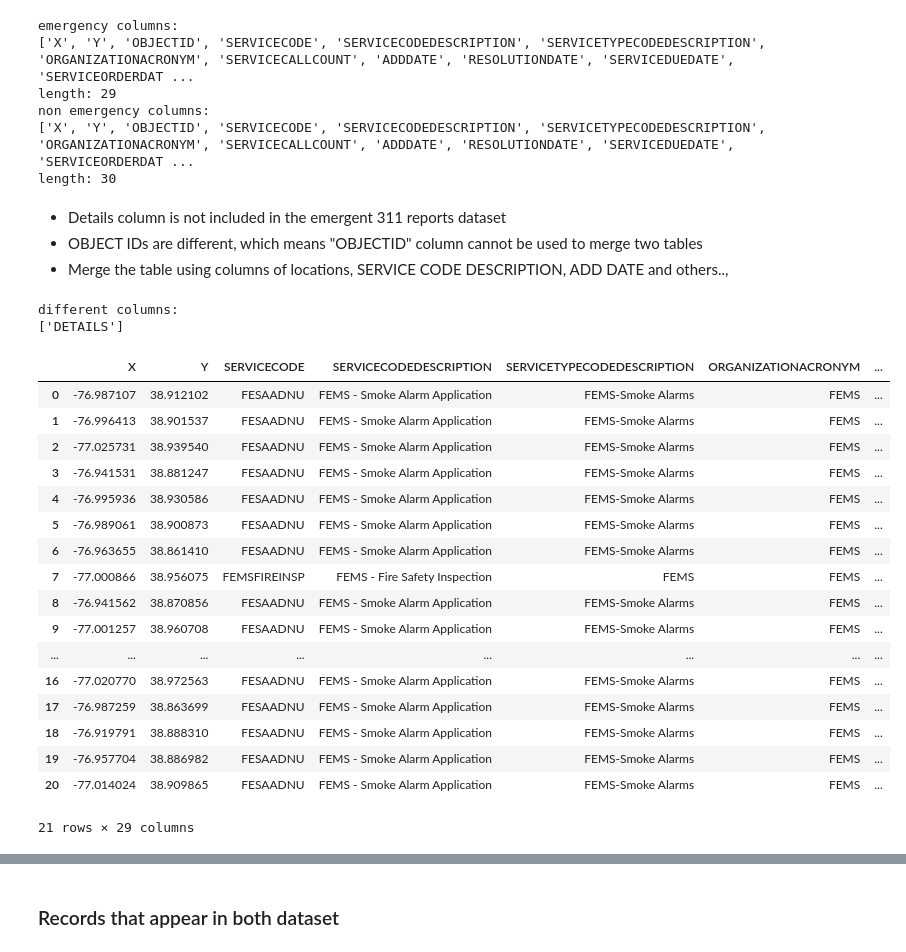
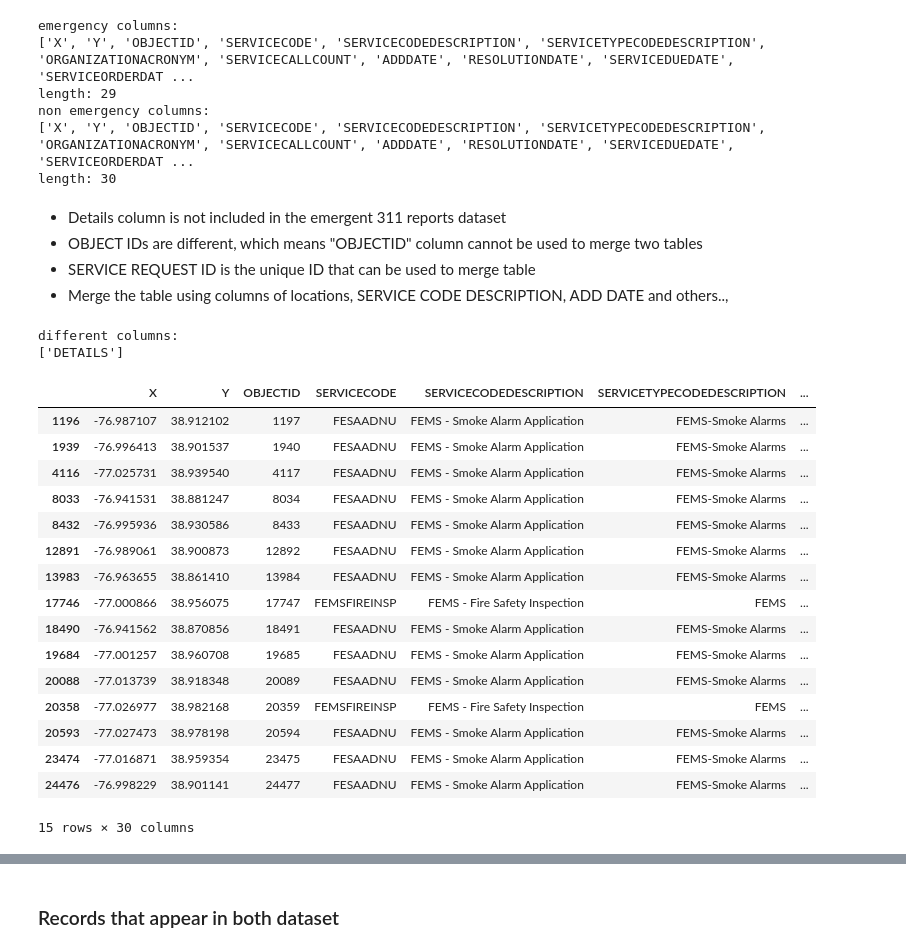
Before and after one commit to gmu-cil/DMV-311, a Jupyter notebook: src/EM_data_stat.ipynb, the cells around one changed output, grey strips where cells are left out. Cells and saved outputs as stored; diff of their text form; code cells hidden in the pictures.

```diff
--- a/src/EM_data_stat.ipynb
+++ b/src/EM_data_stat.ipynb
@@ -10,5 +10,5 @@ import os
 import re
 import glob
 import csv
-EM_DATA = '/Users/julia/Box/Data_311/DMV_311/DMV_EM/DC/FEMS_Service_Requests_30days_20210329.csv'
-nonEM_DATA = '/Users/julia/Box/Data_311/DMV_311/DMV_nonEM/DC/311_Washington_DC_30days_20210329.csv'
+EM_DATA_2021 = '/Users/julia/Box/Data_311/DMV_311/DMV_EM/DC/FEMS_Service_Requests_30days_20210329.csv'
+nonEM_DATA_2021 = '/Users/julia/Box/Data_311/DMV_311/DMV_nonEM/DC/311_Washington_DC_30days_20210329.csv'
@@ -21,2 +15,5 @@ em_df, nonEM_df = read_data()
+# %%
+em_df_2021 = pd.read_csv(EM_DATA_2021)
+nonEM_df_2021 = pd.read_csv(nonEM_DATA_2021)
 # %% [markdown]
 ### Emergent 311 reports
@@ -59,6 +118,7 @@ length: 30
 # %% [markdown]
 * Details column is not included in the emergent 311 reports dataset
 * OBJECT IDs are different, which means "OBJECTID" column cannot be used to merge two tables
+* SERVICE REQUEST ID is the unique ID that can be used to merge table
 * Merge the table using columns of locations, SERVICE CODE DESCRIPTION, ADD DATE and others..,
 # %%
 diff_cols = list(set(em_cols) ^ set(nonEM_cols))
@@ -69,25 +129,23 @@ different columns:
 # %%
 cols = ['X', 'Y', 'SERVICECODE', 'SERVICECODEDESCRIPTION', 'SERVICETYPECODEDESCRIPTION', 'ORGANIZATIONACRONYM', 'SERVICECALLCOUNT', 'ADDDATE', 'RESOLUTIONDATE', 'SERVICEDUEDATE', 'SERVICEORDERDATE', 'INSPECTIONFLAG', 'INSPECTIONDATE', 'INSPECTORNAME', 'SERVICEORDERSTATUS', 'STATUS_CODE', 'SERVICEREQUESTID', 'PRIORITY', 'STREETADDRESS', 'XCOORD', 'YCOORD', 'LATITUDE', 'LONGITUDE', 'CITY', 'STATE', 'ZIPCODE', 'MARADDRESSREPOSITORYID', 'WARD']
 # get the records that have ORGANIZATION ACRONYM == 'FEMS'
-nonEM_fems = nonEM_df.loc[nonEM_df['ORGANIZATIONACRONYM'] == 'FEMS']
-merged_df = pd.merge(nonEM_fems[cols], em_df[cols], how='outer', indicator=True)
-merged_df
+nonEM_fems_2021 = nonEM_df_2021.loc[nonEM_df_2021['ORGANIZATIONACRONYM'] == 'FEMS']
+nonEM_fems_2021
 # %% [output]
-|  | X | Y | SERVICECODE | SERVICECODEDESCRIPTION | SERVICETYPECODEDESCRIPTION | ORGANIZATIONACRONYM | ... |
-| 0 | -76.987107 | 38.912102 | FESAADNU | FEMS - Smoke Alarm Application | FEMS-Smoke Alarms | FEMS | ... |
-| 1 | -76.996413 | 38.901537 | FESAADNU | FEMS - Smoke Alarm Application | FEMS-Smoke Alarms | FEMS | ... |
-| 2 | -77.025731 | 38.939540 | FESAADNU | FEMS - Smoke Alarm Application | FEMS-Smoke Alarms | FEMS | ... |
-| 3 | -76.941531 | 38.881247 | FESAADNU | FEMS - Smoke Alarm Application | FEMS-Smoke Alarms | FEMS | ... |
-| 4 | -76.995936 | 38.930586 | FESAADNU | FEMS - Smoke Alarm Application | FEMS-Smoke Alarms | FEMS | ... |
-| 5 | -76.989061 | 38.900873 | FESAADNU | FEMS - Smoke Alarm Application | FEMS-Smoke Alarms | FEMS | ... |
-| 6 | -76.963655 | 38.861410 | FESAADNU | FEMS - Smoke Alarm Application | FEMS-Smoke Alarms | FEMS | ... |
-| 7 | -77.000866 | 38.956075 | FEMSFIREINSP | FEMS - Fire Safety Inspection | FEMS | FEMS | ... |
-| 8 | -76.941562 | 38.870856 | FESAADNU | FEMS - Smoke Alarm Application | FEMS-Smoke Alarms | FEMS | ... |
-| 9 | -77.001257 | 38.960708 | FESAADNU | FEMS - Smoke Alarm Application | FEMS-Smoke Alarms | FEMS | ... |
-| ... | ... | ... | ... | ... | ... | ... | ... |
-| 16 | -77.020770 | 38.972563 | FESAADNU | FEMS - Smoke Alarm Application | FEMS-Smoke Alarms | FEMS | ... |
-| 17 | -76.987259 | 38.863699 | FESAADNU | FEMS - Smoke Alarm Application | FEMS-Smoke Alarms | FEMS | ... |
-| 18 | -76.919791 | 38.888310 | FESAADNU | FEMS - Smoke Alarm Application | FEMS-Smoke Alarms | FEMS | ... |
-| 19 | -76.957704 | 38.886982 | FESAADNU | FEMS - Smoke Alarm Application | FEMS-Smoke Alarms | FEMS | ... |
-| 20 | -77.014024 | 38.909865 | FESAADNU | FEMS - Smoke Alarm Application | FEMS-Smoke Alarms | FEMS | ... |
+|  | X | Y | OBJECTID | SERVICECODE | SERVICECODEDESCRIPTION | SERVICETYPECODEDESCRIPTION | ... |
+| 1196 | -76.987107 | 38.912102 | 1197 | FESAADNU | FEMS - Smoke Alarm Application | FEMS-Smoke Alarms | ... |
+| 1939 | -76.996413 | 38.901537 | 1940 | FESAADNU | FEMS - Smoke Alarm Application | FEMS-Smoke Alarms | ... |
+| 4116 | -77.025731 | 38.939540 | 4117 | FESAADNU | FEMS - Smoke Alarm Application | FEMS-Smoke Alarms | ... |
+| 8033 | -76.941531 | 38.881247 | 8034 | FESAADNU | FEMS - Smoke Alarm Application | FEMS-Smoke Alarms | ... |
+| 8432 | -76.995936 | 38.930586 | 8433 | FESAADNU | FEMS - Smoke Alarm Application | FEMS-Smoke Alarms | ... |
+| 12891 | -76.989061 | 38.900873 | 12892 | FESAADNU | FEMS - Smoke Alarm Application | FEMS-Smoke Alarms | ... |
+| 13983 | -76.963655 | 38.861410 | 13984 | FESAADNU | FEMS - Smoke Alarm Application | FEMS-Smoke Alarms | ... |
+| 17746 | -77.000866 | 38.956075 | 17747 | FEMSFIREINSP | FEMS - Fire Safety Inspection | FEMS | ... |
+| 18490 | -76.941562 | 38.870856 | 18491 | FESAADNU | FEMS - Smoke Alarm Application | FEMS-Smoke Alarms | ... |
+| 19684 | -77.001257 | 38.960708 | 19685 | FESAADNU | FEMS - Smoke Alarm Application | FEMS-Smoke Alarms | ... |
+| 20088 | -77.013739 | 38.918348 | 20089 | FESAADNU | FEMS - Smoke Alarm Application | FEMS-Smoke Alarms | ... |
+| 20358 | -77.026977 | 38.982168 | 20359 | FEMSFIREINSP | FEMS - Fire Safety Inspection | FEMS | ... |
+| 20593 | -77.027473 | 38.978198 | 20594 | FESAADNU | FEMS - Smoke Alarm Application | FEMS-Smoke Alarms | ... |
+| 23474 | -77.016871 | 38.959354 | 23475 | FESAADNU | FEMS - Smoke Alarm Application | FEMS-Smoke Alarms | ... |
+| 24476 | -76.998229 | 38.901141 | 24477 | FESAADNU | FEMS - Smoke Alarm Application | FEMS-Smoke Alarms | ... |
-21 rows × 29 columns
+15 rows × 30 columns
```
Also changed, not shown: parts of 16 cells of this notebook, 1 other file.
